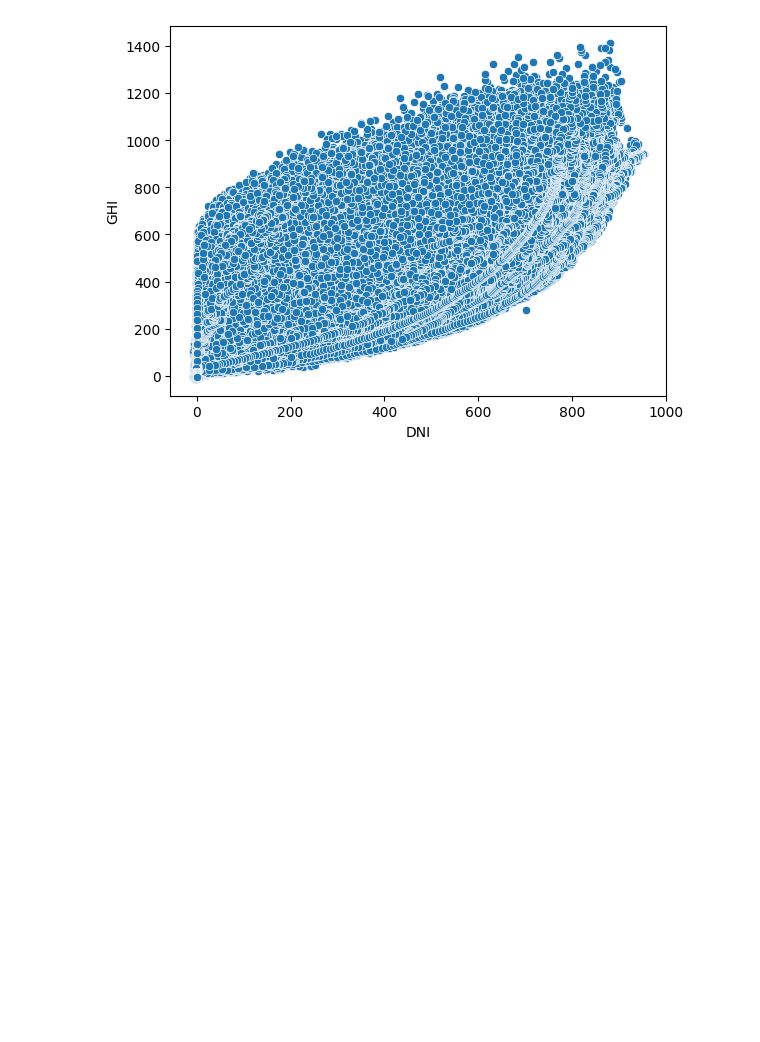
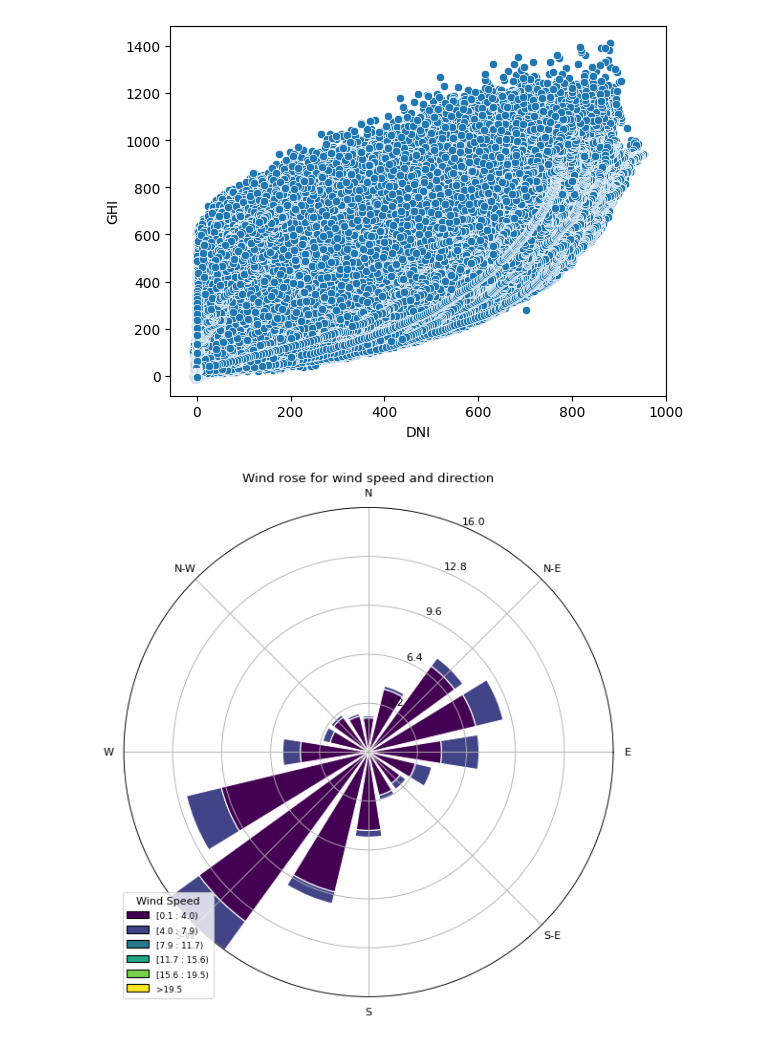
Before and after one commit to hermela-bekele/SolarRadiation, a Jupyter notebook: notebooks/EDA.ipynb, the cells around one changed output. Saved outputs shown, nothing was run; the diff lists cells and outputs as text; code cells hidden in the pictures; blank space fills up the shorter version.

```diff
--- a/notebooks/EDA.ipynb
+++ b/notebooks/EDA.ipynb
@@ -159,3 +159,22 @@ sns.scatterplot(x='DNI', y='GHI', data=data)
 # %% [output]
 <Axes: xlabel='DNI', ylabel='GHI'>
 [figure]
+# %%
+import matplotlib.pyplot as plt
+from windrose import WindroseAxes
+import pandas as pd
+
+# load the dataset
+data = pd.read_csv('benin-malanville.csv')
+
+# filter valid data like positive wind speed and valid directions
+valid_data = data[(data['WS'] > 0) & (data['WD'] >= 0) & (data['WD'] <= 360)]
+
+# create wind rose
+ax = WindroseAxes.from_ax()
+ax.bar(valid_data['WD'], valid_data['WS'], normed=True, opening=0.8, edgecolor='white')
+ax.set_legend(title="Wind Speed")
+plt.title("Wind rose for wind speed and direction")
+plt.show()
+# %% [output]
+[figure, added]
```
Also changed, not shown: parts of 7 cells of this notebook.
